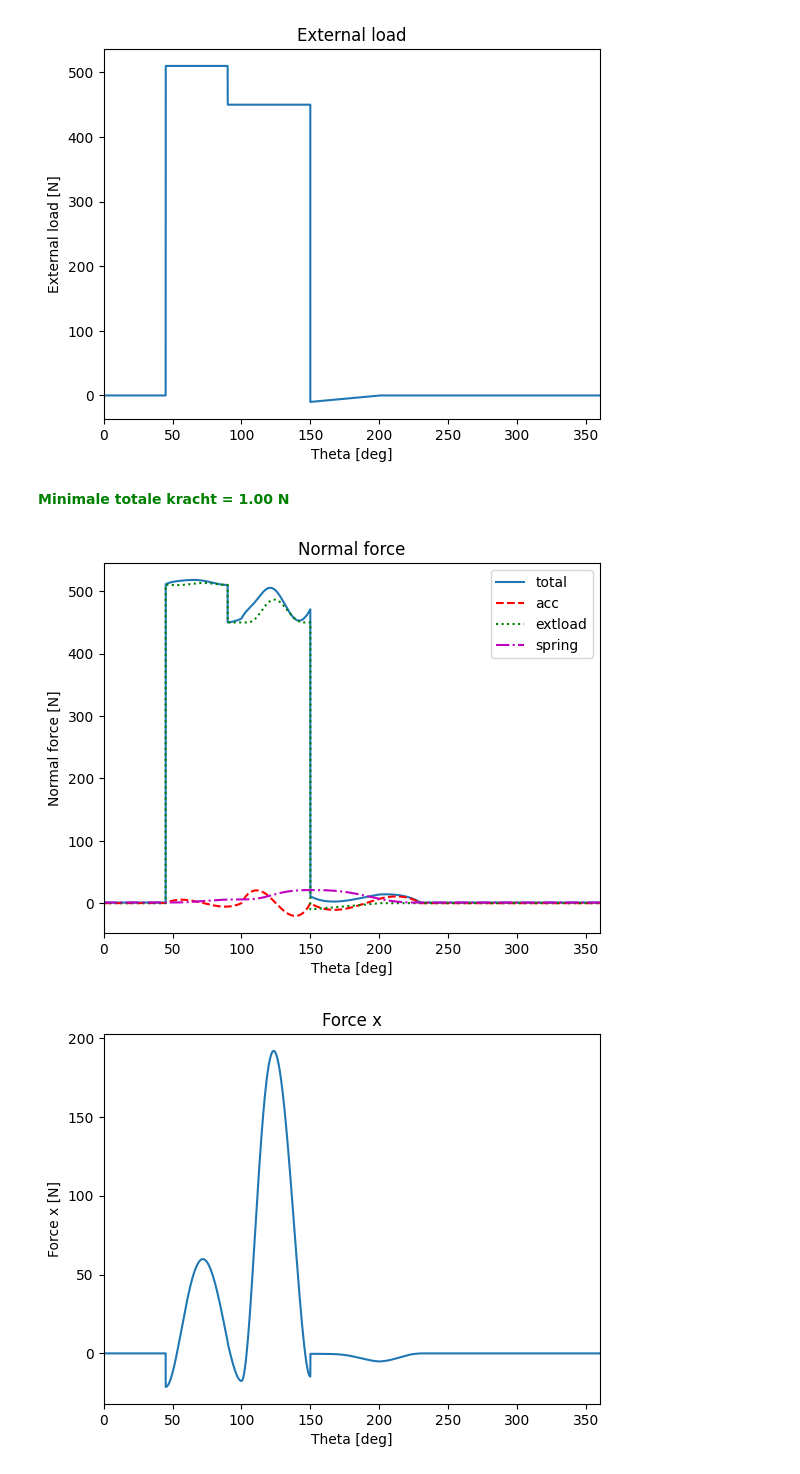
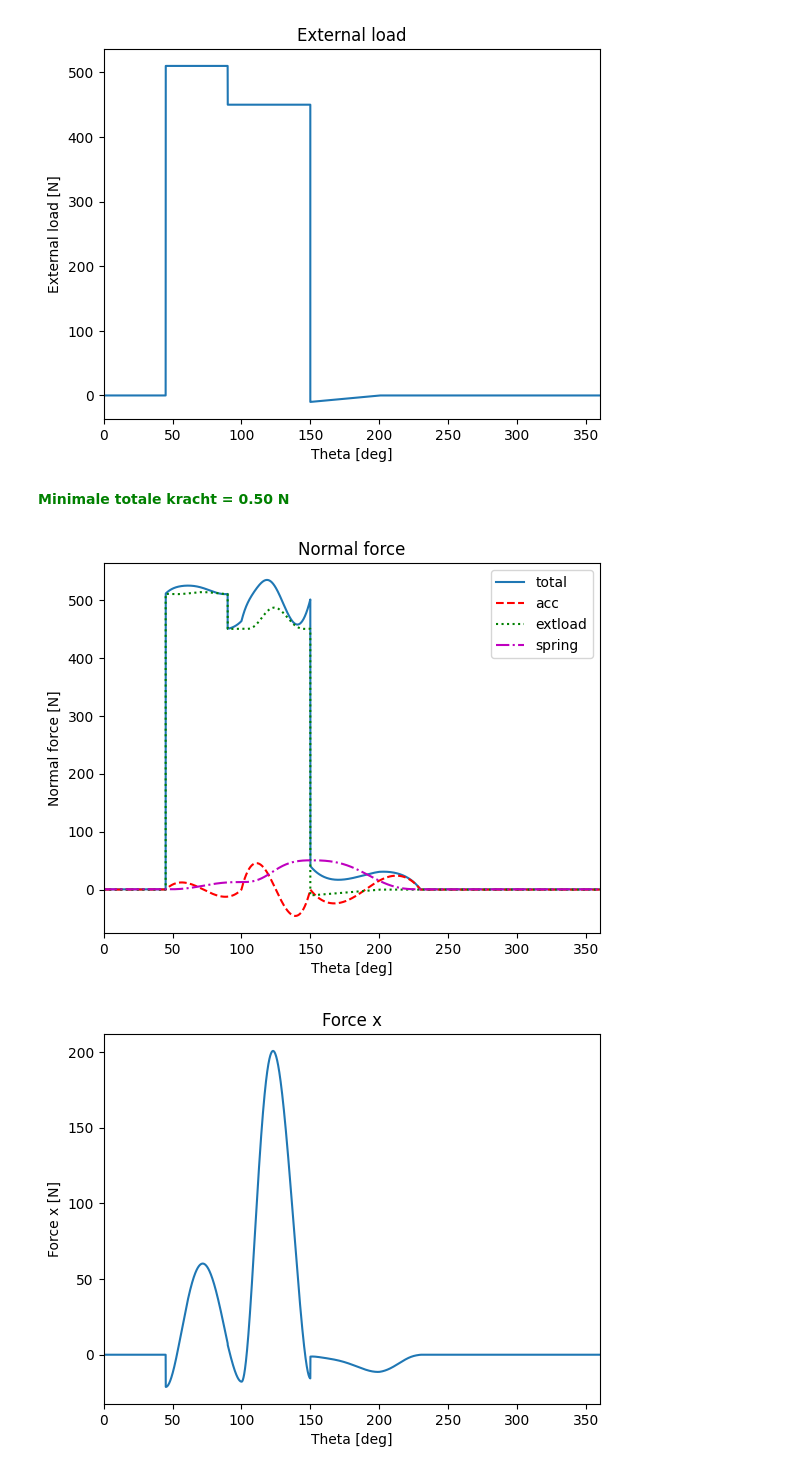
Before and after one commit to Ludopedia/Bewegingen---Emmanuel-en-Ludovic, a Jupyter notebook: Algoritme-nok-ontwerp - n°22 toegepast.ipynb, the cells around one changed output. Saved outputs shown, nothing was run; the diff lists cells and outputs as text; code cells hidden in the pictures.

```diff
--- a/Algoritme-nok-ontwerp - n°22 toegepast.ipynb
+++ b/Algoritme-nok-ontwerp - n°22 toegepast.ipynb
@@ -825,21 +836,21 @@ plotExternalLoad(theta_deg,ext_load)
 # %%
 # spring design
 
 # dynamic inputs
-mass            =  18 # opgave 22
-spring_constant =  1 #moet minstens 68 zijn.
-spring_preload  = 1 #niet strikt nodig, klein gekozen
-rpm             = 60/2
+mass            =  10 # 10 kg
+spring_constant =  2.5 # N/m
+spring_preload  = 0.5 # niet strikt nodig, klein gekozen
+rpm             = 60/1 # 1s per cyclus
 
 # Calculate forces
 [normalforce_tot,normalforce_acc,normalforce_load,normalforce_spring,force_x,force_y] = calculateForce(rpm,lift,spring_constant,spring_preload,pressure_angle,ext_load,mass,acc)
 # Plot forces
 plotForces(theta_deg,normalforce_tot,normalforce_acc,normalforce_load,normalforce_spring,force_x,force_y)
 min_total_force = np.min(normalforce_tot)
 color = 'green' if min_total_force >= 0 else 'red'
 
 display(HTML(f"<p style='color:{color}; font-weight:bold;'>Minimale totale kracht = {min_total_force:.2f} N</p>"))
 # %% [output]
-Minimale totale kracht = 1.00 N
+Minimale totale kracht = 0.50 N
-[figure, old version]
+[figure, new version]
-[figure, old version]
+[figure, new version]
```
Also changed, not shown: parts of 3 cells of this notebook, 1 other file.
